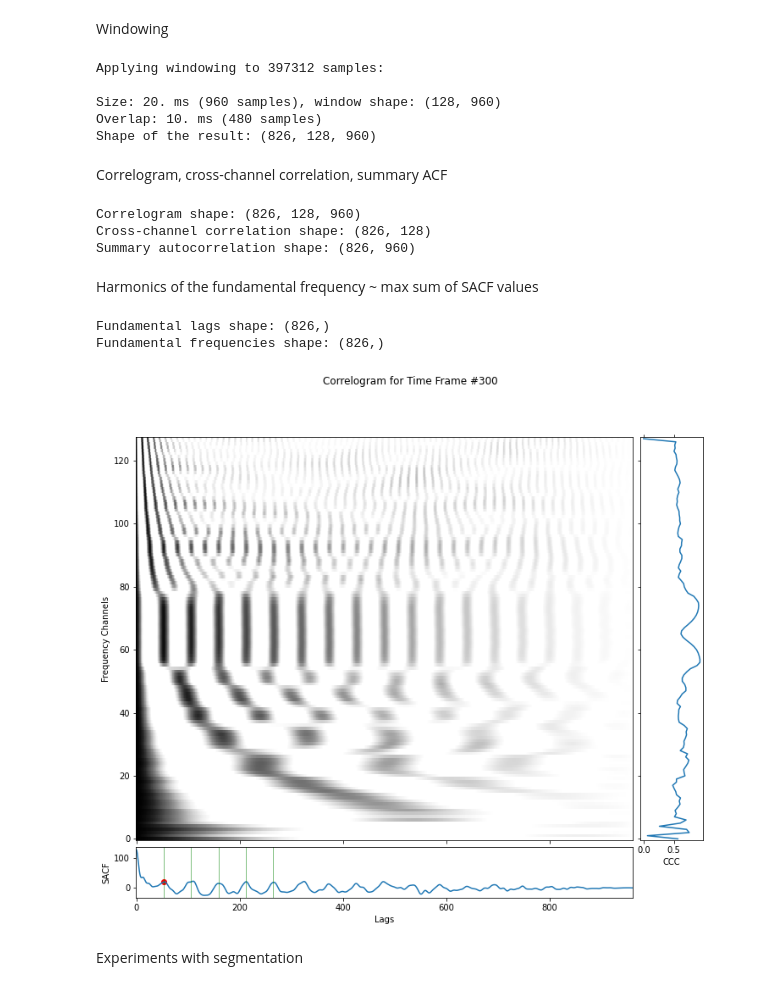
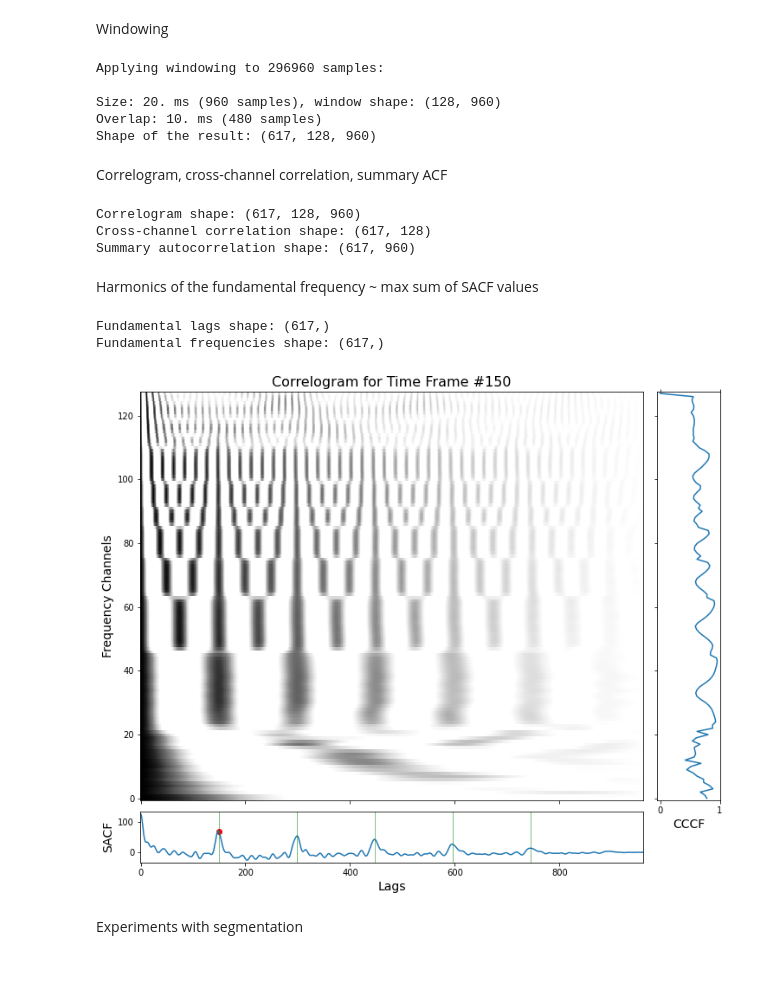
Before and after one commit to salveron/bachelors_thesis, a Jupyter notebook: src/main_example.ipynb, the cells around one changed output. Saved outputs shown, nothing was run; the diff lists cells and outputs as text; code cells hidden in the pictures.

Commit message:
Implementation: Cochleagram + Correlogram and Other Features

```diff
--- a/src/main_example.ipynb
+++ b/src/main_example.ipynb
@@ -10,7 +10,7 @@ from scripts import *
 # %% [markdown]
 The input sound is initially binaural, keeping both channels to be able to play it
 # %%
-file_name = "H dur rychle.wav"
+file_name = "C dur rychle.wav"
 base_name, extension = file_name.split(".")
 sound = load_sound(file_name, monaural=False)
 # %% [output]
@@ -28,9 +28,9 @@ sound = sound.left
 # %% [markdown]
 Add white noise
 # %%
-noise_level = 0.01
-sound = add_white_noise(sound, noise_level)
-save_sound(sound, base_name + " Noised." + extension)
+# noise_level = 0.01
+# sound = add_white_noise(sound, noise_level)
+# save_sound(sound, base_name + " Noised." + extension)
 # %% [markdown]
 If Pygame is installed, you can uncomment the line below to play the noised sound
 WARNING! The sound may be very loud
@@ -60,11 +62,11 @@ print(f"Size: {WINDOW_SIZE_MS} ({windows.shape[2]} samples), "
       f"Overlap: {WINDOW_OVERLAP_MS} ({int(WINDOW_OVERLAP_MS * sound.samplerate)} samples)\n"
       f"Shape of the result: {windows.shape}")
 # %% [output]
-Applying windowing to 397312 samples:
+Applying windowing to 296960 samples:
 
 Size: 20. ms (960 samples), window shape: (128, 960)
 Overlap: 10. ms (480 samples)
-Shape of the result: (826, 128, 960)
+Shape of the result: (617, 128, 960)
 # %% [markdown]
 Correlogram, cross-channel correlation, summary ACF
 # %%
@@ -80,9 +82,9 @@ print(f"Cross-channel correlation shape: {cccf.shape}")
 sacf = compute_sacf(correlogram)
 print(f"Summary autocorrelation shape: {sacf.shape}")
 # %% [output]
-Correlogram shape: (826, 128, 960)
-Cross-channel correlation shape: (826, 128)
-Summary autocorrelation shape: (826, 960)
+Correlogram shape: (617, 128, 960)
+Cross-channel correlation shape: (617, 128)
+Summary autocorrelation shape: (617, 960)
 # %% [markdown]
 Harmonics of the fundamental frequency ~ max sum of SACF values
 # %%
@@ -91,14 +93,15 @@ fundamental_lags, fundamental_freqs = find_fundamental_frequencies(sacf, sound.s
 print(f"Fundamental lags shape: {fundamental_lags.shape}")
 print(f"Fundamental frequencies shape: {fundamental_freqs.shape}")
 # %% [output]
-Fundamental lags shape: (826,)
-Fundamental frequencies shape: (826,)
+Fundamental lags shape: (617,)
+Fundamental frequencies shape: (617,)
 # %%
-window_num = 300
+window_num = 150
 plot_correlogram(correlogram, window_num, sound.samplerate, cccf=cccf, sacf=sacf,
-                 show_f0=True, show_harmonics=True, n_harmonics=n_harmonics)
+                 show_f0=True, show_harmonics=True, n_harmonics=n_harmonics,
+                 save_figure=False, save_file_path=os.path.join("..", "text", "src", "include", "correlogram_example.jpg"))
 # %% [output]
-[figure, old version]
+[figure, new version]
 # %% [markdown]
 Experiments with segmentation
 # %%
```
Also changed, not shown: parts of 9 cells of this notebook, 17 other files.
